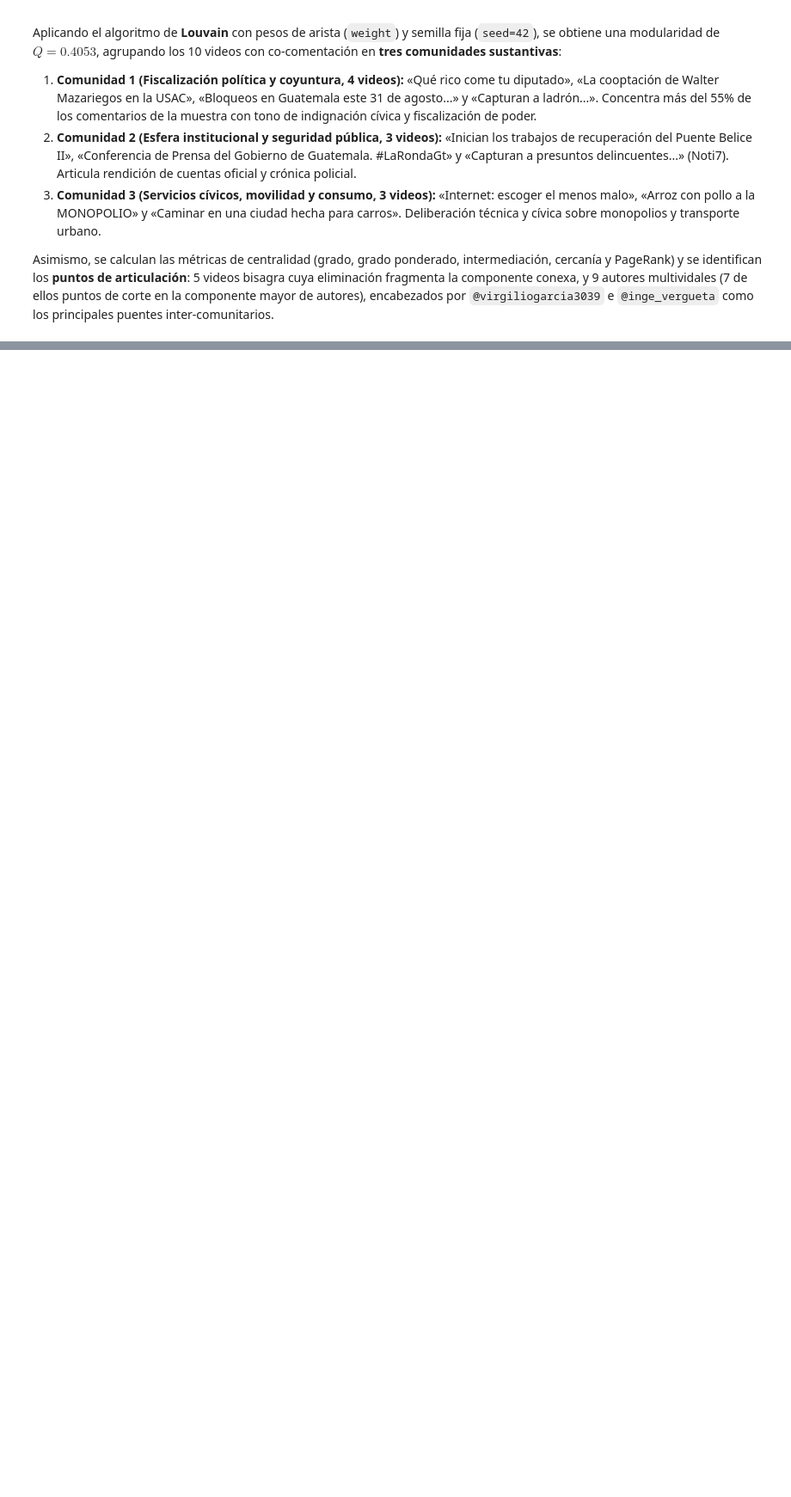
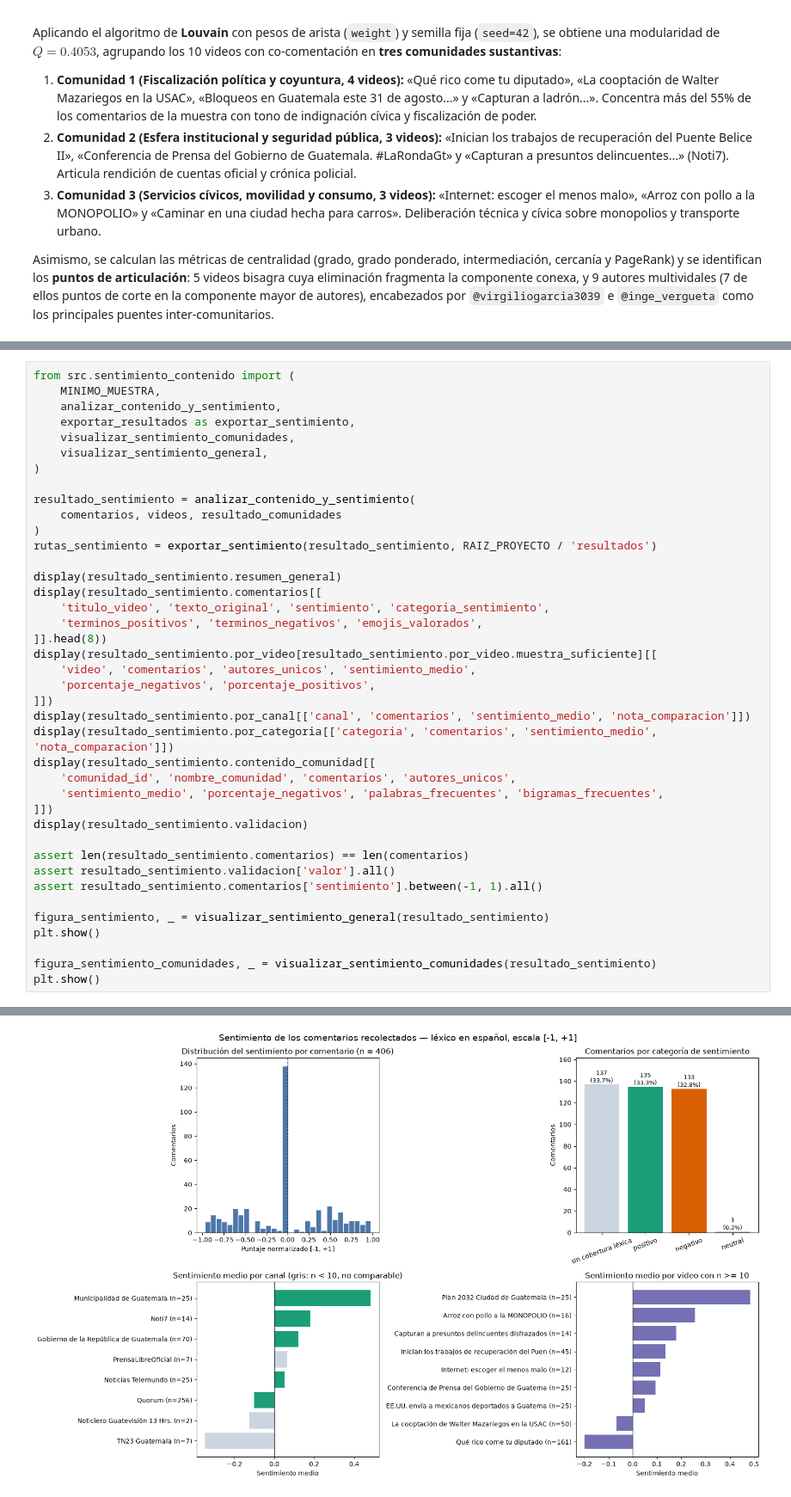
Before and after one commit to diegoanro22/DS-LAB06, a Jupyter notebook: notebooks/Laboratorio_6_Analisis_Redes_YouTube.ipynb, the cells around one changed output, grey strips where cells are left out. Shown at 86% size. Cells and saved outputs as stored; diff of their text form; blank space fills up the shorter version.

```diff
--- a/notebooks/Laboratorio_6_Analisis_Redes_YouTube.ipynb
+++ b/notebooks/Laboratorio_6_Analisis_Redes_YouTube.ipynb
@@ -667,0 +722,41 @@ plt.show()
+# %%
+from src.sentimiento_contenido import (
+    MINIMO_MUESTRA,
+    analizar_contenido_y_sentimiento,
+    exportar_resultados as exportar_sentimiento,
+    visualizar_sentimiento_comunidades,
+    visualizar_sentimiento_general,
+)
+
+resultado_sentimiento = analizar_contenido_y_sentimiento(
+    comentarios, videos, resultado_comunidades
+)
+rutas_sentimiento = exportar_sentimiento(resultado_sentimiento, RAIZ_PROYECTO / 'resultados')
+
+display(resultado_sentimiento.resumen_general)
+display(resultado_sentimiento.comentarios[[
+    'titulo_video', 'texto_original', 'sentimiento', 'categoria_sentimiento',
+    'terminos_positivos', 'terminos_negativos', 'emojis_valorados',
+]].head(8))
+display(resultado_sentimiento.por_video[resultado_sentimiento.por_video.muestra_suficiente][[
+    'video', 'comentarios', 'autores_unicos', 'sentimiento_medio',
+    'porcentaje_negativos', 'porcentaje_positivos',
+]])
+display(resultado_sentimiento.por_canal[['canal', 'comentarios', 'sentimiento_medio', 'nota_comparacion']])
+display(resultado_sentimiento.por_categoria[['categoria', 'comentarios', 'sentimiento_medio', 'nota_comparacion']])
+display(resultado_sentimiento.contenido_comunidad[[
+    'comunidad_id', 'nombre_comunidad', 'comentarios', 'autores_unicos',
+    'sentimiento_medio', 'porcentaje_negativos', 'palabras_frecuentes', 'bigramas_frecuentes',
+]])
+display(resultado_sentimiento.validacion)
+
+assert len(resultado_sentimiento.comentarios) == len(comentarios)
+assert resultado_sentimiento.validacion['valor'].all()
+assert resultado_sentimiento.comentarios['sentimiento'].between(-1, 1).all()
+
+figura_sentimiento, _ = visualizar_sentimiento_general(resultado_sentimiento)
+plt.show()
+
+figura_sentimiento_comunidades, _ = visualizar_sentimiento_comunidades(resultado_sentimiento)
+plt.show()
+# %% [output]
@@ -667,0 +810 @@ plt.show()
+[figure, added]
```
Also changed, not shown: parts of 9 cells of this notebook, 14 other files.
